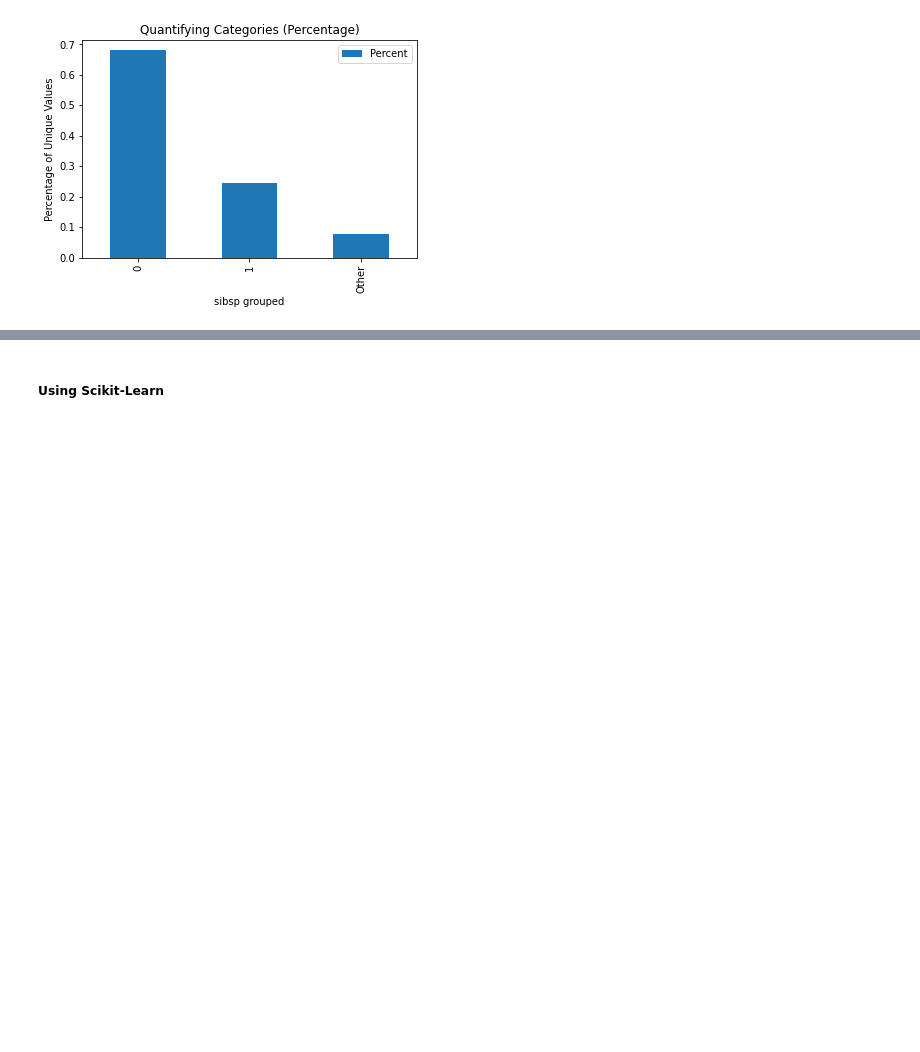
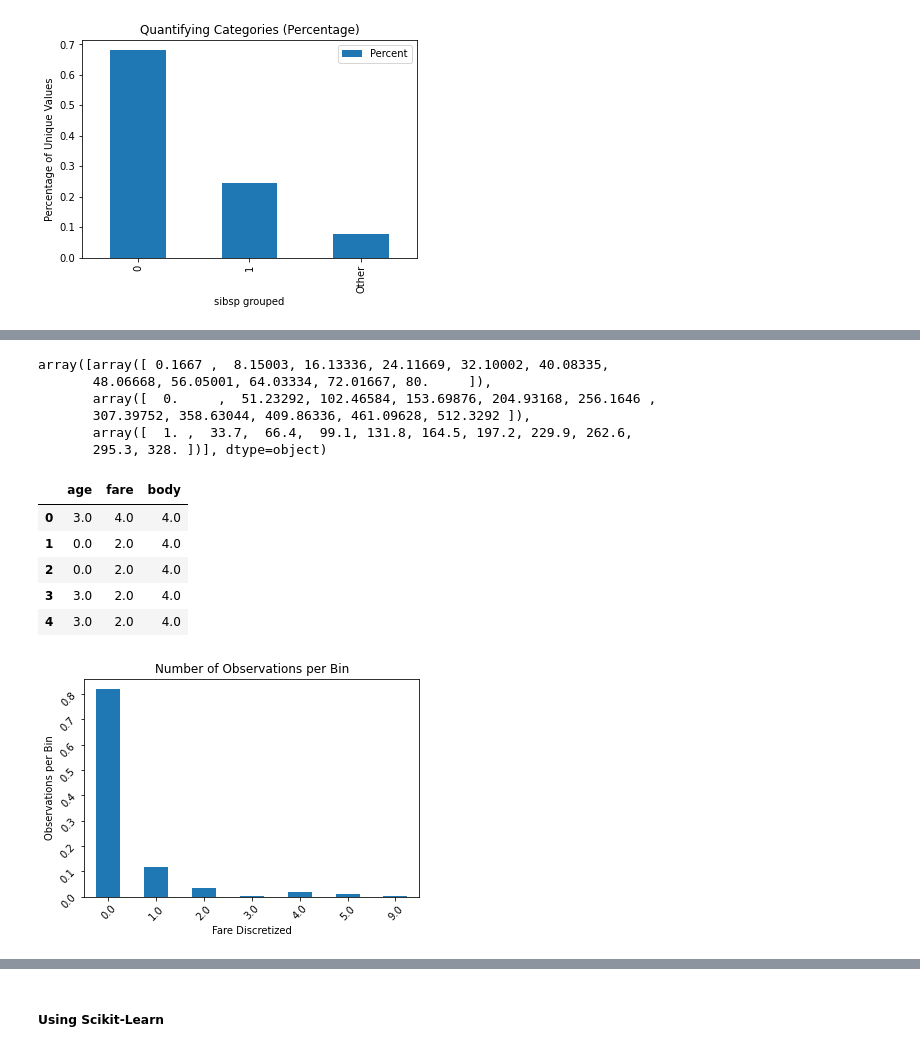
Before and after one commit to jtupitza-msft/edsp-mentoring-program, a Jupyter notebook: 04-Feature-Engineering.ipynb, the cells around one changed output, grey strips where cells are left out. Drawn from its saved outputs; the diff is of its cells as text; code cells hidden in the pictures; blank space fills up the shorter version.

```diff
--- a/04-Feature-Engineering.ipynb
+++ b/04-Feature-Engineering.ipynb
@@ -1204,0 +1261,37 @@ df_copy[['age','AgeGroup']].head(7).sort_values(by=['age'], ascending=True)
+# %%
+df_copy = df[numerical_cols].copy()
+
+disc = KBinsDiscretizer(n_bins=n_bins, encode='ordinal', strategy='uniform')
+disc.fit(df_copy)
+
+disc.bin_edges_
+# %% [output]
+array([array([ 0.1667 ,  8.15003, 16.13336, 24.11669, 32.10002, 40.08335,
+       48.06668, 56.05001, 64.03334, 72.01667, 80.     ]),
+       array([  0.     ,  51.23292, 102.46584, 153.69876, 204.93168, 256.1646 ,
+       307.39752, 358.63044, 409.86336, 461.09628, 512.3292 ]),
+       array([  1. ,  33.7,  66.4,  99.1, 131.8, 164.5, 197.2, 229.9, 262.6,
+       295.3, 328. ])], dtype=object)
+# %%
+arr_discretized = disc.transform(df_copy)
+
+df_discretized = pd.DataFrame(arr_discretized, columns=df_copy.columns)
+display(df_discretized.head())
+
+fare = df_discretized.groupby('fare')['fare'].count()/df_copy.shape[0]
+
+fare.plot.bar(figsize=(6,4))
+plt.yticks(rotation=45)
+plt.xticks(rotation=45)
+plt.ylabel('Observations per Bin')
+plt.xlabel('Fare Discretized')
+plt.title('Number of Observations per Bin')
+plt.show()
+# %% [output]
+|  | age | fare | body |
+| 0 | 3.0 | 4.0 | 4.0 |
+| 1 | 0.0 | 2.0 | 4.0 |
+| 2 | 0.0 | 2.0 | 4.0 |
+| 3 | 3.0 | 2.0 | 4.0 |
+| 4 | 3.0 | 2.0 | 4.0 |
+[figure, added]
```
Also changed, not shown: parts of 28 cells of this notebook.
